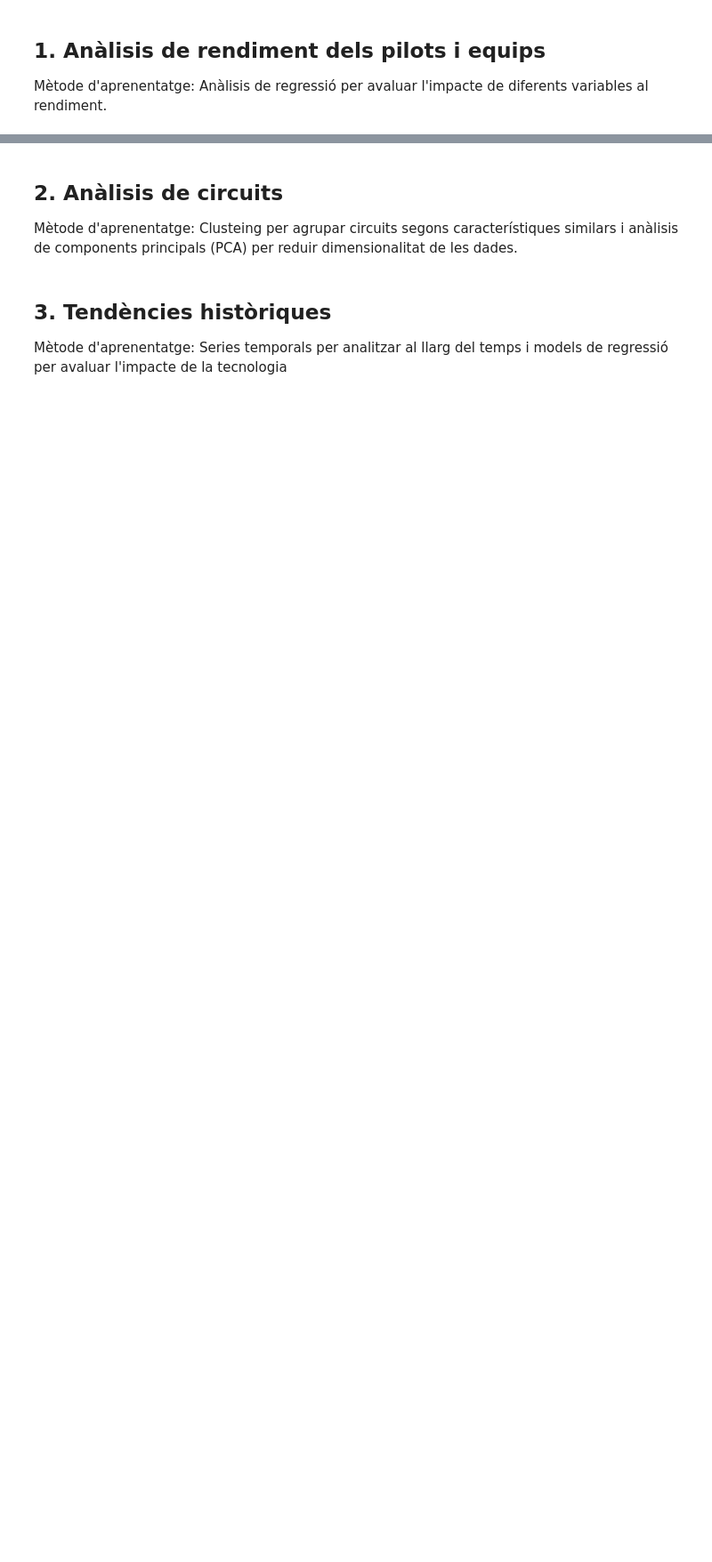
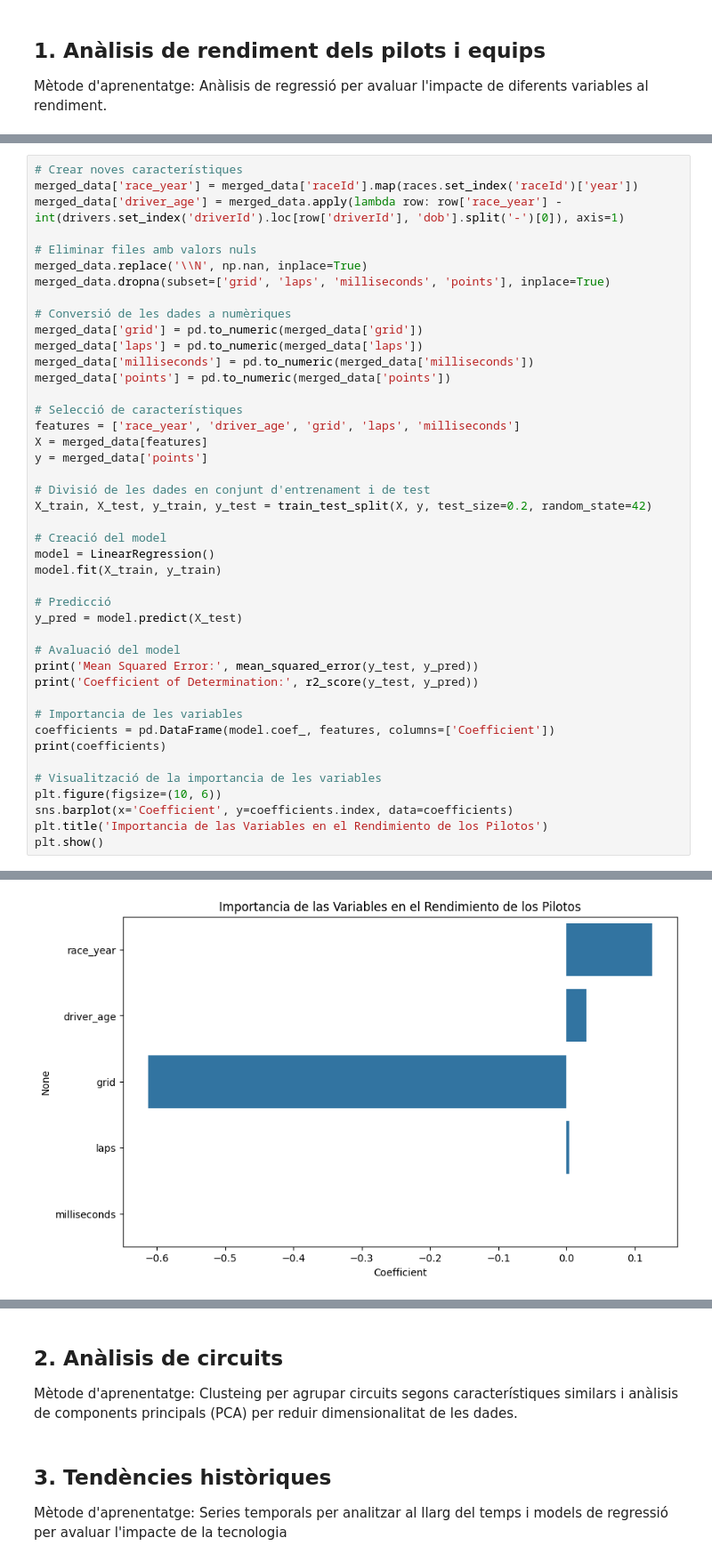
Before and after one commit to brunomoran/F1-World-Championship-Kaggle, a Jupyter notebook: f1.ipynb, the cells around one changed output, grey strips where cells are left out. Shown at 89% size. Cells and saved outputs as stored; diff of their text form; blank space fills up the shorter version.

```diff
--- a/f1.ipynb
+++ b/f1.ipynb
@@ -51,0 +149,44 @@ constructors = pd.read_csv('data/constructors.csv')
+# %%
+# Crear noves característiques
+merged_data['race_year'] = merged_data['raceId'].map(races.set_index('raceId')['year'])
+merged_data['driver_age'] = merged_data.apply(lambda row: row['race_year'] - int(drivers.set_index('driverId').loc[row['driverId'], 'dob'].split('-')[0]), axis=1)
+
+# Eliminar files amb valors nuls
+merged_data.replace('\\N', np.nan, inplace=True)
+merged_data.dropna(subset=['grid', 'laps', 'milliseconds', 'points'], inplace=True)
+
+# Conversió de les dades a numèriques
+merged_data['grid'] = pd.to_numeric(merged_data['grid'])
+merged_data['laps'] = pd.to_numeric(merged_data['laps'])
+merged_data['milliseconds'] = pd.to_numeric(merged_data['milliseconds'])
+merged_data['points'] = pd.to_numeric(merged_data['points'])
+
+# Selecció de característiques
+features = ['race_year', 'driver_age', 'grid', 'laps', 'milliseconds']
+X = merged_data[features]
+y = merged_data['points']
+
+# Divisió de les dades en conjunt d'entrenament i de test
+X_train, X_test, y_train, y_test = train_test_split(X, y, test_size=0.2, random_state=42)
+
+# Creació del model
+model = LinearRegression()
+model.fit(X_train, y_train)
+
+# Predicció
+y_pred = model.predict(X_test)
+
+# Avaluació del model
+print('Mean Squared Error:', mean_squared_error(y_test, y_pred))
+print('Coefficient of Determination:', r2_score(y_test, y_pred))
+
+# Importancia de les variables
+coefficients = pd.DataFrame(model.coef_, features, columns=['Coefficient'])
+print(coefficients)
+
+# Visualització de la importancia de les variables
+plt.figure(figsize=(10, 6))
+sns.barplot(x='Coefficient', y=coefficients.index, data=coefficients)
+plt.title('Importancia de las Variables en el Rendimiento de los Pilotos')
+plt.show()
+# %% [output]
@@ -51,0 +201 @@ constructors = pd.read_csv('data/constructors.csv')
+[figure, added]
```
Also changed, not shown: parts of 13 cells of this notebook.
